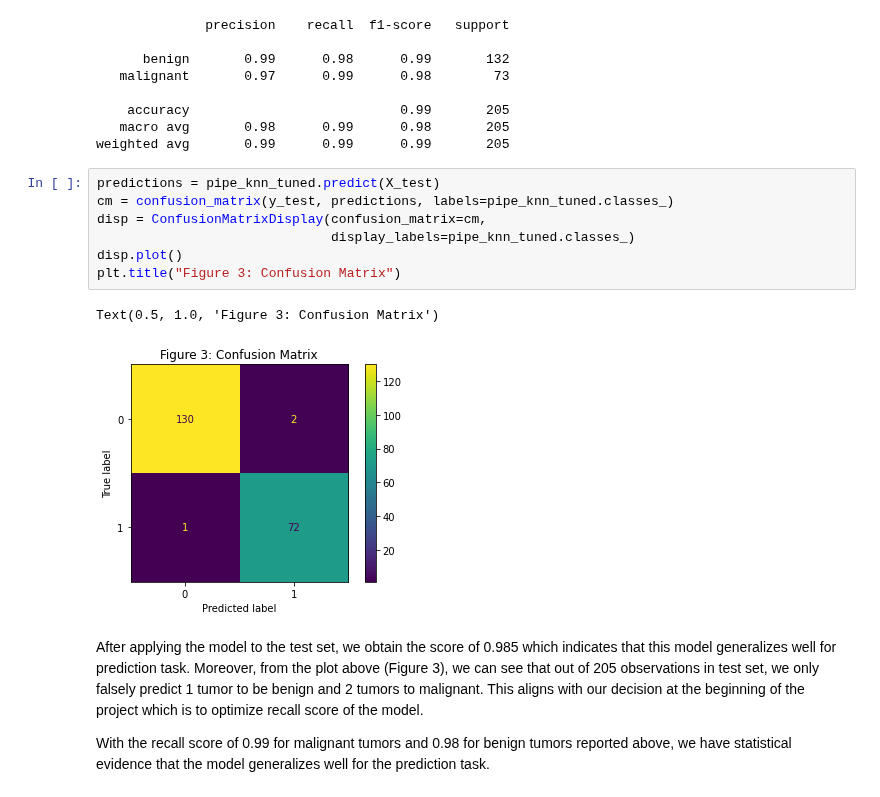
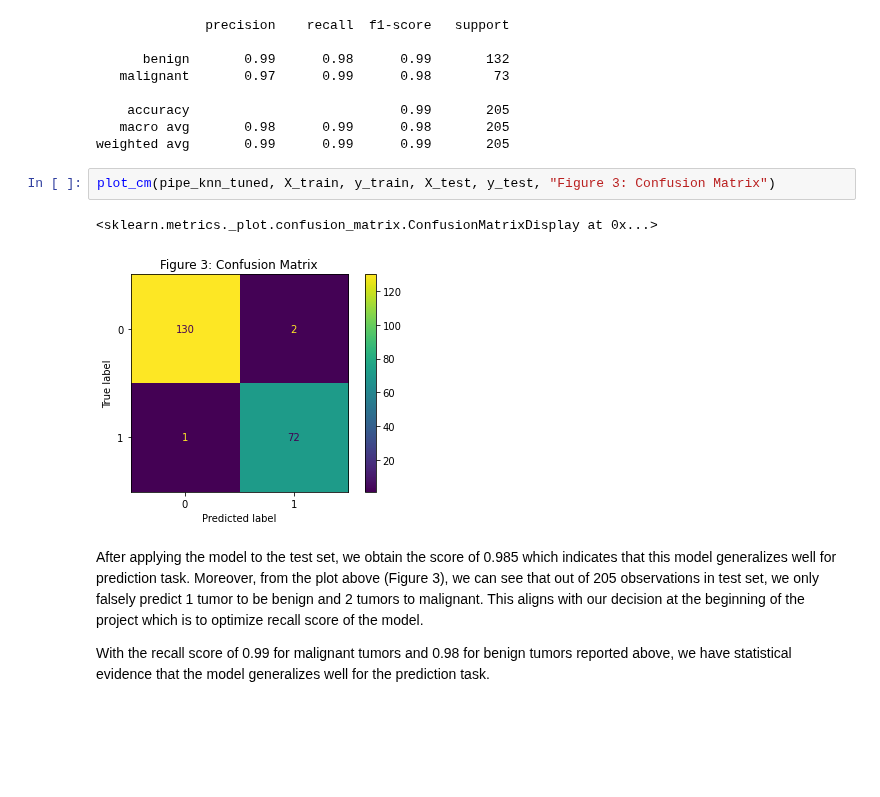
Before and after one commit to DSCI-310/DSCI-310-Group-5, a Jupyter notebook: notebooks/breast_cancer_prediction.ipynb, the cells around one changed output. Cells and saved outputs as stored; diff of their text form; blank space fills up the shorter version.

Commit message:
created plot_confusion_matrix func and its test

```diff
--- a/notebooks/breast_cancer_prediction.ipynb
+++ b/notebooks/breast_cancer_prediction.ipynb
@@ -278,16 +279,11 @@ print(classification_report(
     accuracy                           0.99       205
    macro avg       0.98      0.99      0.98       205
 weighted avg       0.99      0.99      0.99       205
-# %%
-predictions = pipe_knn_tuned.predict(X_test)
-cm = confusion_matrix(y_test, predictions, labels=pipe_knn_tuned.classes_)
-disp = ConfusionMatrixDisplay(confusion_matrix=cm,
-                              display_labels=pipe_knn_tuned.classes_)
-disp.plot()
-plt.title("Figure 3: Confusion Matrix")
-# %% [output]
-Text(0.5, 1.0, 'Figure 3: Confusion Matrix')
-[figure, removed]
+# %%
+plot_cm(pipe_knn_tuned, X_train, y_train, X_test, y_test, "Figure 3: Confusion Matrix")
+# %% [output]
+<sklearn.metrics._plot.confusion_matrix.ConfusionMatrixDisplay at 0x...>
+[figure, added]
 # %% [markdown]
 After applying the model to the test set, we obtain the score of 0.985 which indicates that this model generalizes well for prediction task. Moreover, from the plot above (Figure 3), we can see that out of 205 observations in test set, we only falsely predict 1 tumor to be benign and 2 tumors to malignant. This aligns with our decision at the beginning of the project which is to optimize recall score of the model.
 
```
Also changed, not shown: parts of 3 cells of this notebook, 3 other files.
